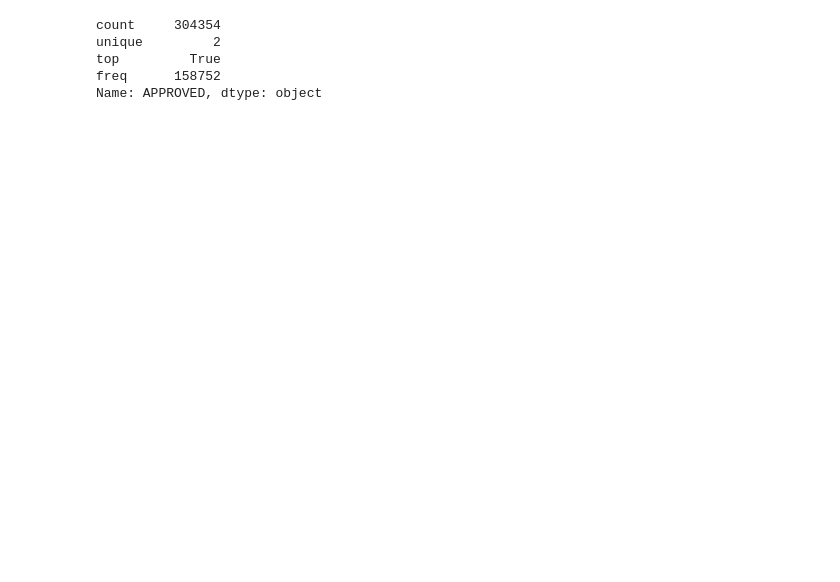
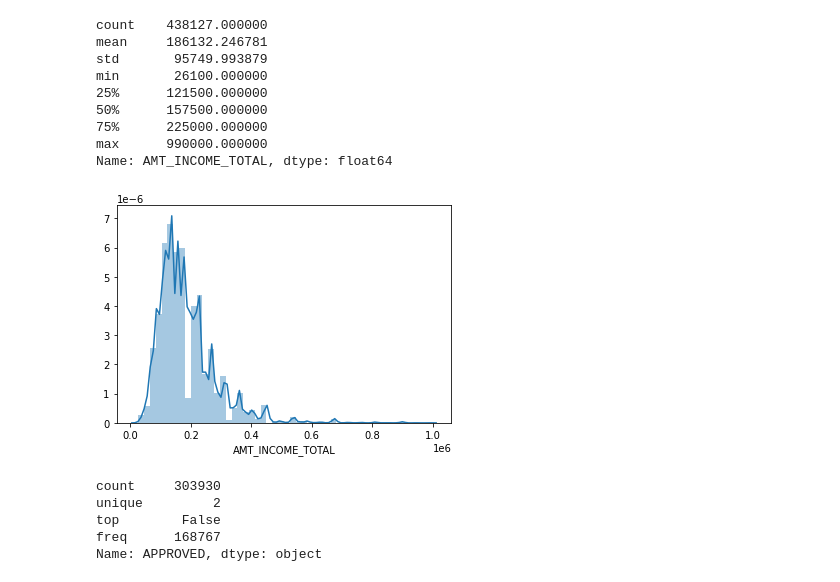
Before and after one commit to ruivieira/explainability-experiments, a Jupyter notebook: notebooks/loan.ipynb, the cells around one changed output. Drawn from its saved outputs; the diff is of its cells as text; code cells hidden in the pictures; blank space fills up the shorter version.

```diff
--- a/notebooks/loan.ipynb
+++ b/notebooks/loan.ipynb
@@ -36,3 +53,19 @@ df.describe()
+# %%
+df = df[df['AMT_INCOME_TOTAL']<1e6]
+sns.distplot(df['AMT_INCOME_TOTAL'])
+
+df['AMT_INCOME_TOTAL'].describe()
+# %% [output]
+count    438127.000000
+mean     186132.246781
+std       95749.993879
+min       26100.000000
+25%      121500.000000
+50%      157500.000000
+75%      225000.000000
+max      990000.000000
+Name: AMT_INCOME_TOTAL, dtype: float64
+[figure, added]
 # %%
 df['AGE'] = -df['DAYS_BIRTH']/365.0
 df['DAYS_EMPLOYED'] = -df['DAYS_EMPLOYED']
@@ -44,9 +77,9 @@ from random import random
 def calculate_approval(row):
     p = 1.0
 
-    if row['AGE'] < 30:
-        p = p - 0.3
-    elif row['AGE'] >= 30 and row['AGE'] < 50:
+    if row['AGE'] < 25:
+        p = p - 0.4
+    elif row['AGE'] >= 25 and row['AGE'] < 50:
         p = p - 0.2
     elif row['AGE'] >= 50:
         p = p -  0.1
@@ -58,11 +91,11 @@ def calculate_approval(row):
     else:
         p = p - 0.3
 
-    if row['AMT_INCOME_TOTAL'] < 50000:
+    if row['AMT_INCOME_TOTAL'] < 100000:
         p = p - 0.3
-    elif row['AMT_INCOME_TOTAL'] >= 50000 and row['AMT_INCOME_TOTAL'] < 100000:
+    elif row['AMT_INCOME_TOTAL'] >= 100000 and row['AMT_INCOME_TOTAL'] < 200000:
         p = p - 0.2
-    elif row['AMT_INCOME_TOTAL'] >= 100000 and row['AMT_INCOME_TOTAL'] < 200000:
+    elif row['AMT_INCOME_TOTAL'] >= 200000 and row['AMT_INCOME_TOTAL'] < 300000:
         p = p - 0.1
 
     if row['DAYS_EMPLOYED'] < 365:
@@ -83,8 +116,8 @@ def calculate_approval(row):
 df['APPROVED'] = df.apply(calculate_approval, axis=1)
 df['APPROVED'].describe()
 # %% [output]
-count     304354
+count     303930
 unique         2
-top         True
-freq      158752
+top        False
+freq      168767
 Name: APPROVED, dtype: object
```
Also changed, not shown: parts of 16 cells of this notebook, 19 other files.
